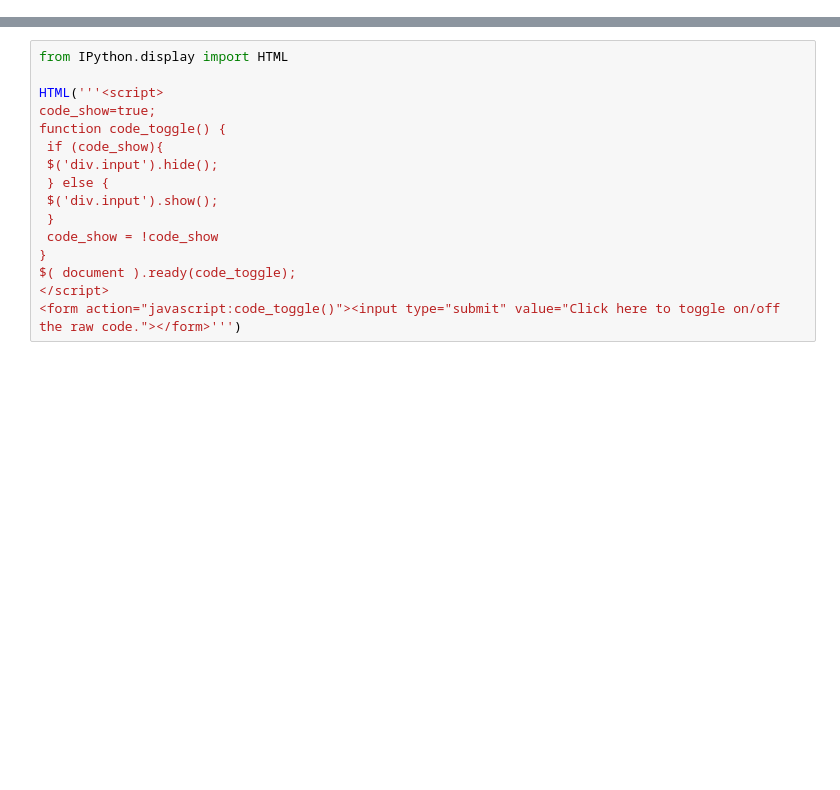
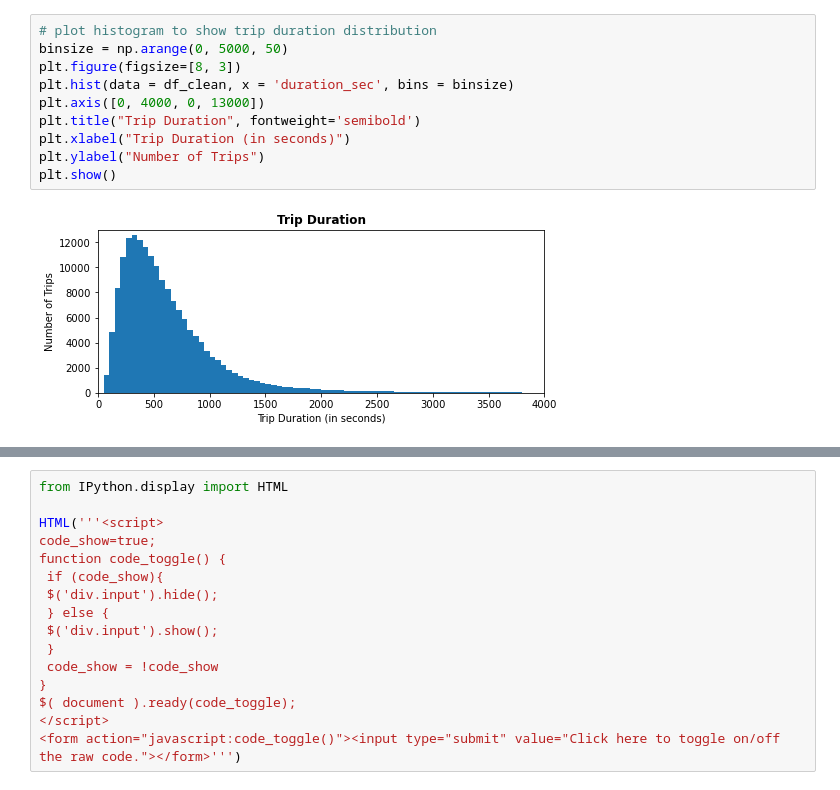
Before and after one commit to cman1836/DataVisualization, a Jupyter notebook: SlideShow.ipynb, the cells around one changed output, grey strips where cells are left out. Saved outputs shown, nothing was run; the diff lists cells and outputs as text; blank space fills up the shorter version.

```diff
--- a/SlideShow.ipynb
+++ b/SlideShow.ipynb
@@ -129,0 +17,12 @@ plt.show()
+# %%
+# plot histogram to show trip duration distribution
+binsize = np.arange(0, 5000, 50)
+plt.figure(figsize=[8, 3])
+plt.hist(data = df_clean, x = 'duration_sec', bins = binsize)
+plt.axis([0, 4000, 0, 13000])
+plt.title("Trip Duration", fontweight='semibold')
+plt.xlabel("Trip Duration (in seconds)")
+plt.ylabel("Number of Trips")
+plt.show()
+# %% [output]
+[figure, added]
```
Also changed, not shown: parts of 44 cells of this notebook, 1 other file.
